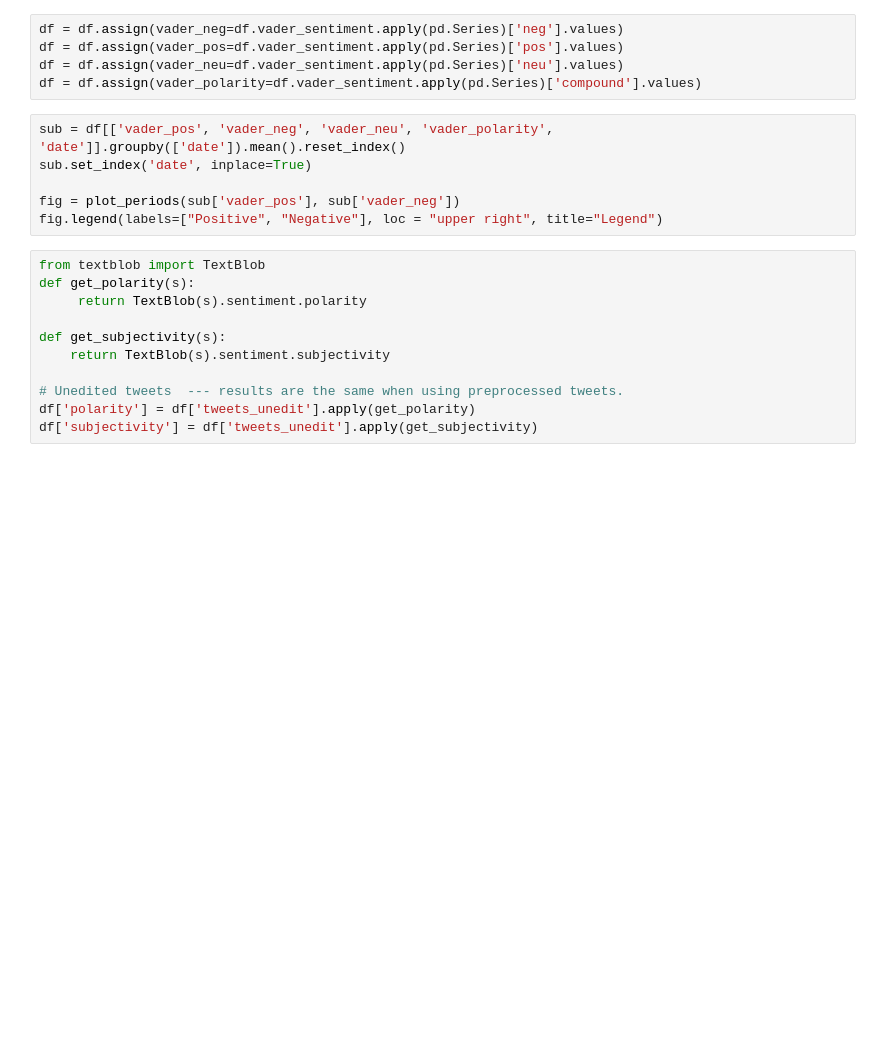
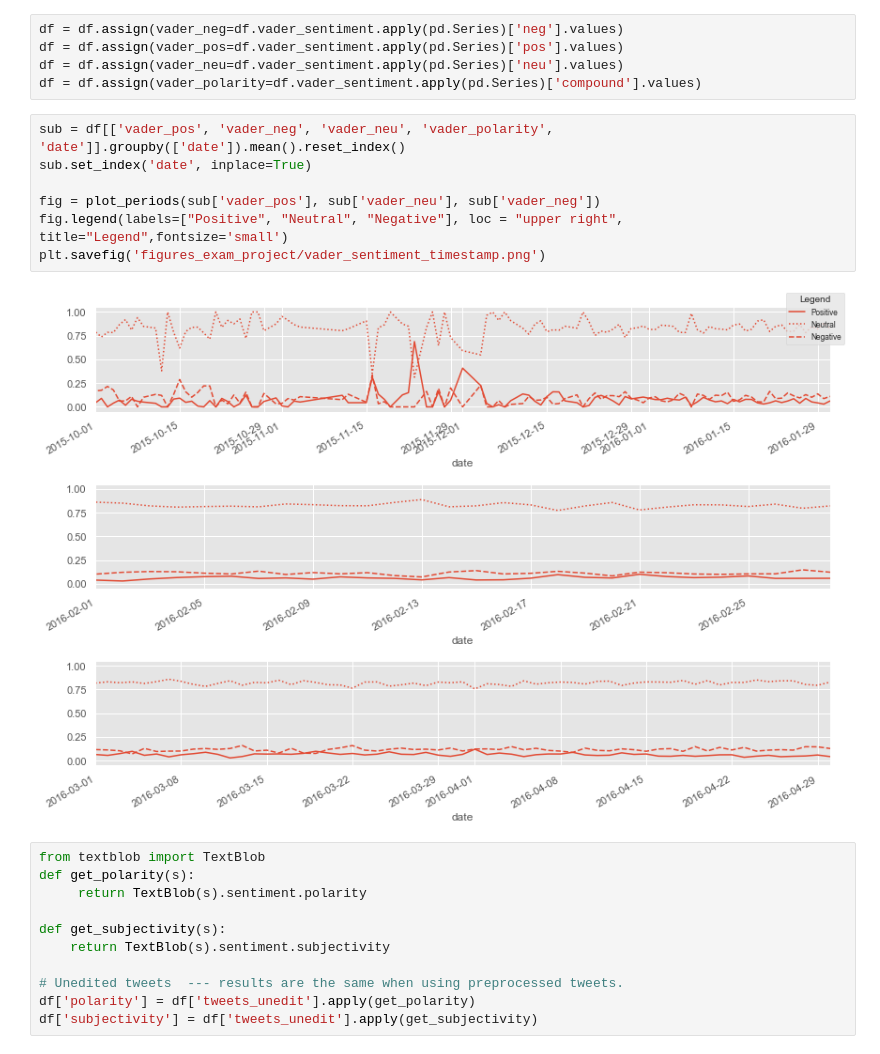
Before and after one commit to zeyuuu/Project, a Jupyter notebook: sentiment_classification_19052019-Copy1.ipynb, the cells around one changed output. Saved outputs shown, nothing was run; the diff lists cells and outputs as text; blank space fills up the shorter version.

Commit message:
additional sentiments

```diff
--- a/sentiment_classification_19052019-Copy1.ipynb
+++ b/sentiment_classification_19052019-Copy1.ipynb
@@ -42,9 +49,12 @@ df = df.assign(vader_polarity=df.vader_sentiment.apply(pd.Series)['compound'].va
 # %%
 sub = df[['vader_pos', 'vader_neg', 'vader_neu', 'vader_polarity', 'date']].groupby(['date']).mean().reset_index()
 sub.set_index('date', inplace=True)
 
-fig = plot_periods(sub['vader_pos'], sub['vader_neg'])
-fig.legend(labels=["Positive", "Negative"], loc = "upper right", title="Legend")
+fig = plot_periods(sub['vader_pos'], sub['vader_neu'], sub['vader_neg'])
+fig.legend(labels=["Positive", "Neutral", "Negative"], loc = "upper right", title="Legend",fontsize='small')
+plt.savefig('figures_exam_project/vader_sentiment_timestamp.png')
+# %% [output]
+[figure, added]
 # %%
 from textblob import TextBlob
 def get_polarity(s):
```
Also changed, not shown: parts of 3 cells of this notebook, 2 other files.
